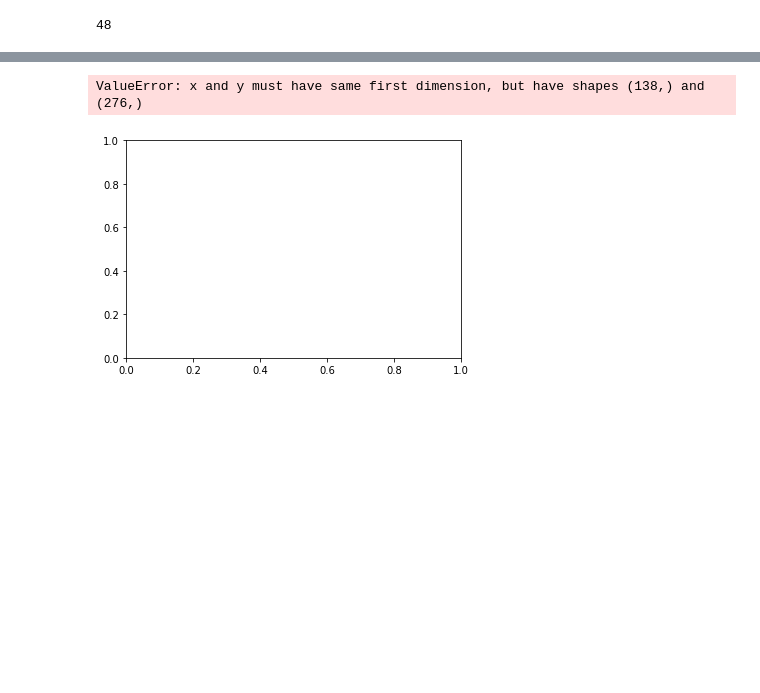
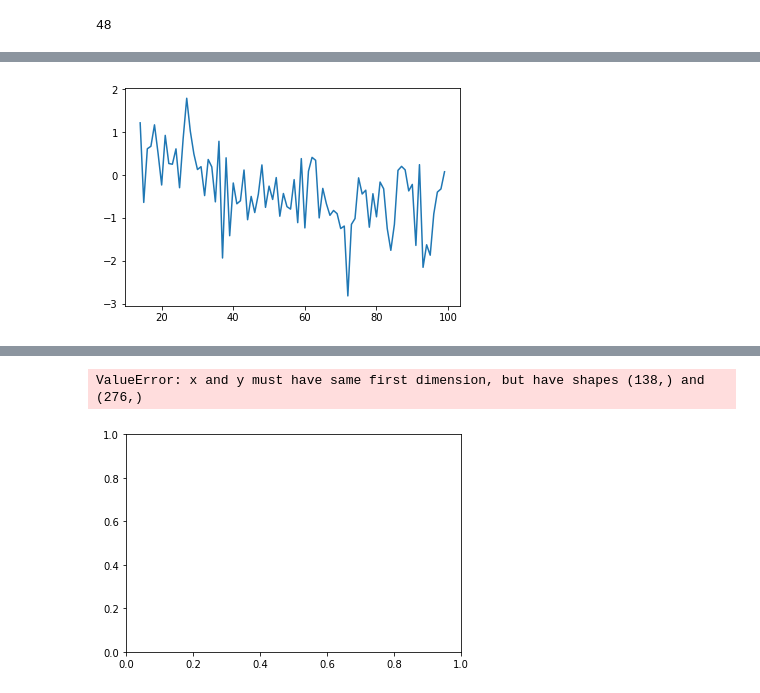
Before and after one commit to deemarc/non-contact-heart-rate-mornitoring, a Jupyter notebook: kernel_dev2.ipynb, the cells around one changed output, grey strips where cells are left out. Drawn from its saved outputs; the diff is of its cells as text; code cells hidden in the pictures; blank space fills up the shorter version.

```diff
--- a/kernel_dev2.ipynb
+++ b/kernel_dev2.ipynb
@@ -148,3 +159,9 @@ plt.show()
+# %%
+fig, ax = plt.subplots()
+ax.plot(xf[14:100], yf[14:100])
+plt.show()
+# %% [output]
+[figure, added]
 # %%
 import scipy.fftpack
 
```
Also changed, not shown: parts of 7 cells of this notebook, 1 other file.
